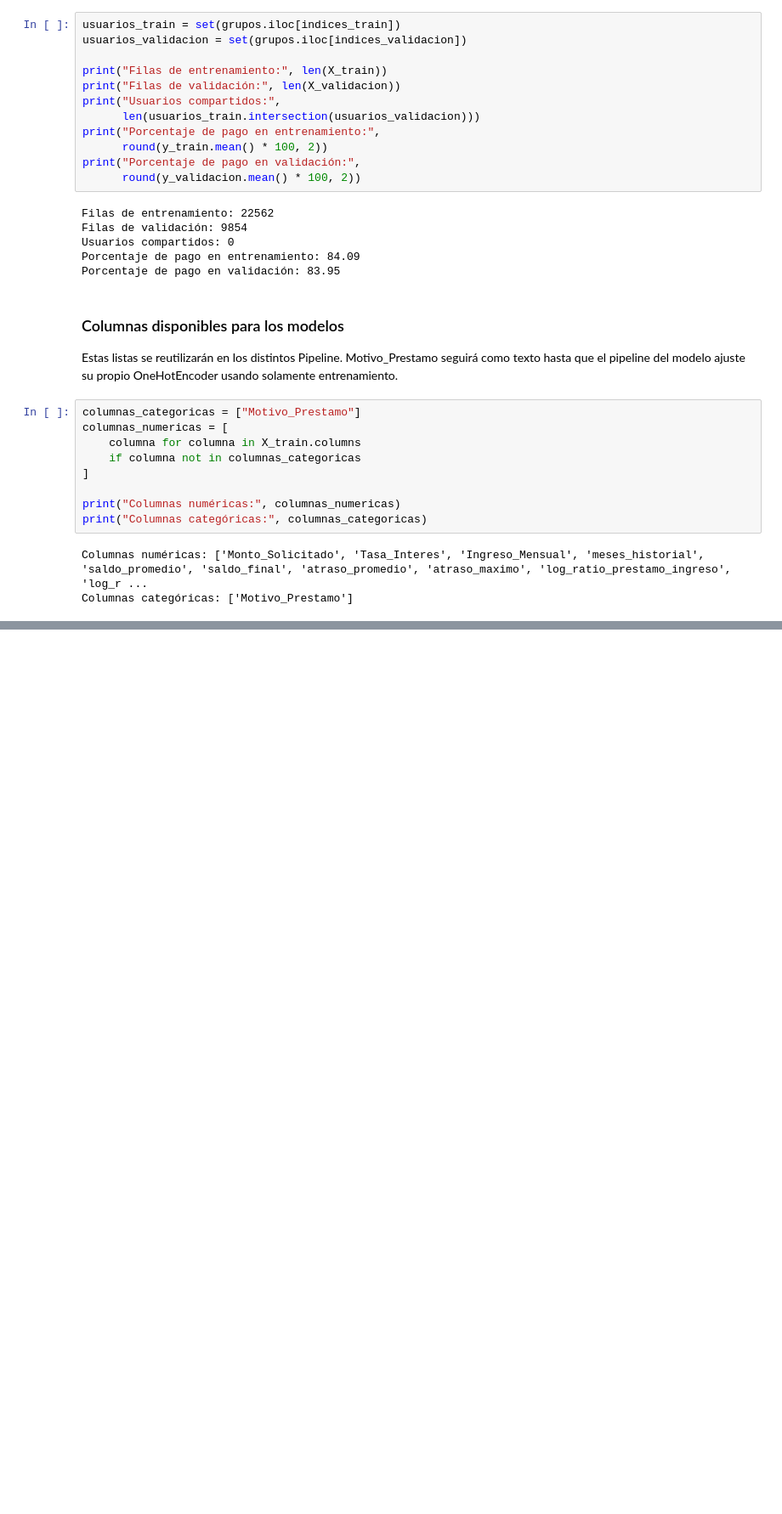
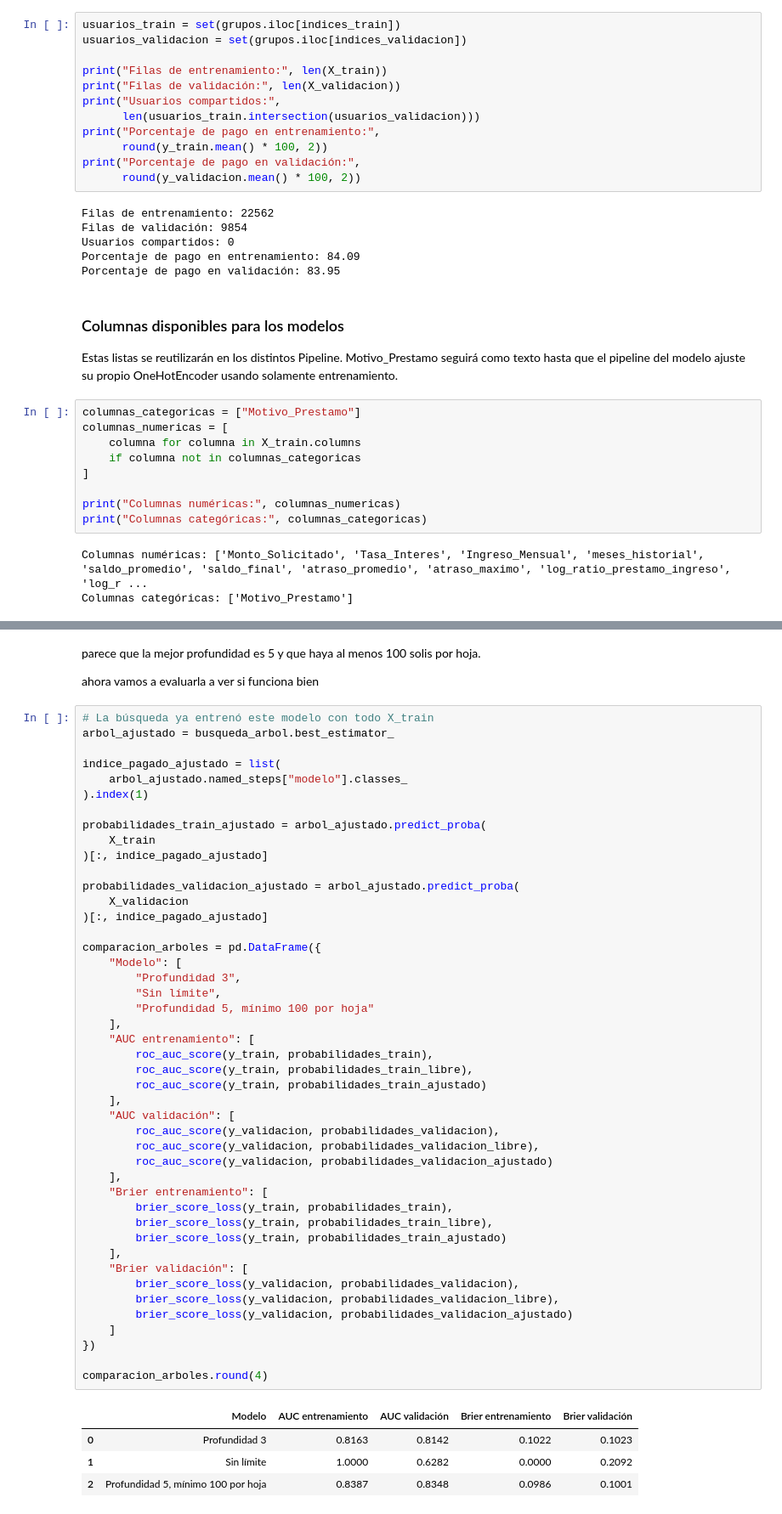
Before and after one commit to LuisMariaGomez/grupo2_gomez_failla_ia_2026_YBoscacciEnTp3, a Jupyter notebook: Tp3/analisis_tablas.ipynb, the cells around one changed output, grey strips where cells are left out. Shown at 85% size. Saved outputs shown, nothing was run; the diff lists cells and outputs as text; blank space fills up the shorter version.

```diff
--- a/Tp3/analisis_tablas.ipynb
+++ b/Tp3/analisis_tablas.ipynb
@@ -616,0 +858,54 @@ Columnas categóricas: ['Motivo_Prestamo']
+# %% [markdown]
+parece que la mejor profundidad es 5 y que haya al menos 100 solis por hoja.
+
+ahora vamos a evaluarla a ver si funciona bien
+# %%
+# La búsqueda ya entrenó este modelo con todo X_train
+arbol_ajustado = busqueda_arbol.best_estimator_
+
+indice_pagado_ajustado = list(
+    arbol_ajustado.named_steps["modelo"].classes_
+).index(1)
+
+probabilidades_train_ajustado = arbol_ajustado.predict_proba(
+    X_train
+)[:, indice_pagado_ajustado]
+
+probabilidades_validacion_ajustado = arbol_ajustado.predict_proba(
+    X_validacion
+)[:, indice_pagado_ajustado]
+
+comparacion_arboles = pd.DataFrame({
+    "Modelo": [
+        "Profundidad 3",
+        "Sin límite",
+        "Profundidad 5, mínimo 100 por hoja"
+    ],
+    "AUC entrenamiento": [
+        roc_auc_score(y_train, probabilidades_train),
+        roc_auc_score(y_train, probabilidades_train_libre),
+        roc_auc_score(y_train, probabilidades_train_ajustado)
+    ],
+    "AUC validación": [
+        roc_auc_score(y_validacion, probabilidades_validacion),
+        roc_auc_score(y_validacion, probabilidades_validacion_libre),
+        roc_auc_score(y_validacion, probabilidades_validacion_ajustado)
+    ],
+    "Brier entrenamiento": [
+        brier_score_loss(y_train, probabilidades_train),
+        brier_score_loss(y_train, probabilidades_train_libre),
+        brier_score_loss(y_train, probabilidades_train_ajustado)
+    ],
+    "Brier validación": [
+        brier_score_loss(y_validacion, probabilidades_validacion),
+        brier_score_loss(y_validacion, probabilidades_validacion_libre),
+        brier_score_loss(y_validacion, probabilidades_validacion_ajustado)
+    ]
+})
+
+comparacion_arboles.round(4)
+# %% [output]
+|  | Modelo | AUC entrenamiento | AUC validación | Brier entrenamiento | Brier validación |
+| 0 | Profundidad 3 | 0.8163 | 0.8142 | 0.1022 | 0.1023 |
+| 1 | Sin límite | 1.0000 | 0.6282 | 0.0000 | 0.2092 |
+| 2 | Profundidad 5, mínimo 100 por hoja | 0.8387 | 0.8348 | 0.0986 | 0.1001 |
```
Also changed, not shown: parts of 28 cells of this notebook, 2 other files.
